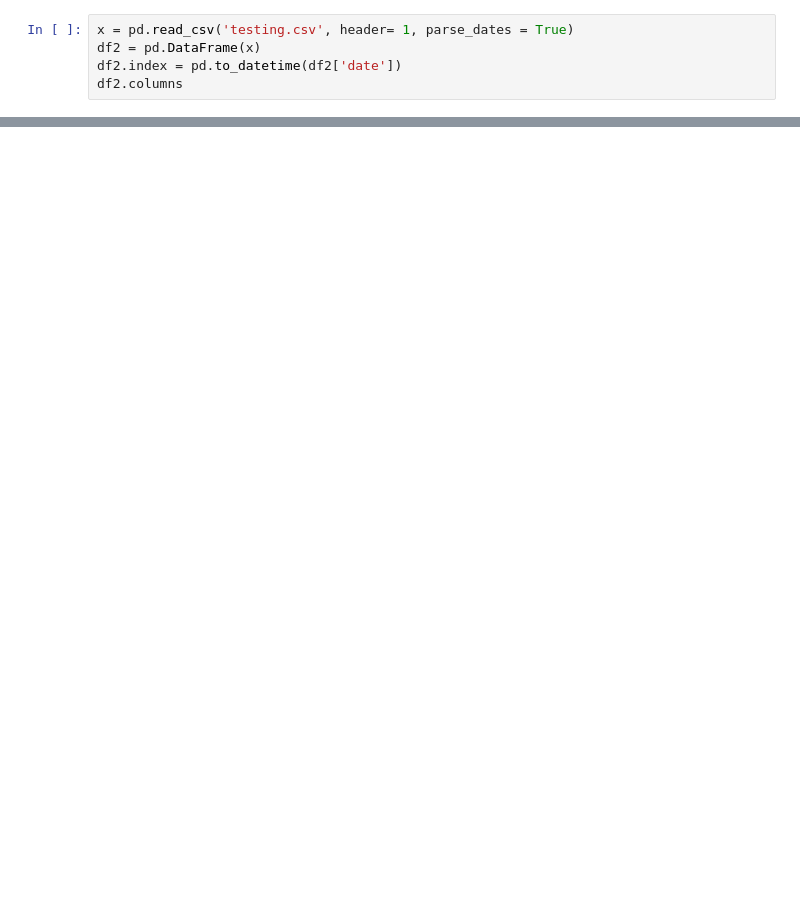
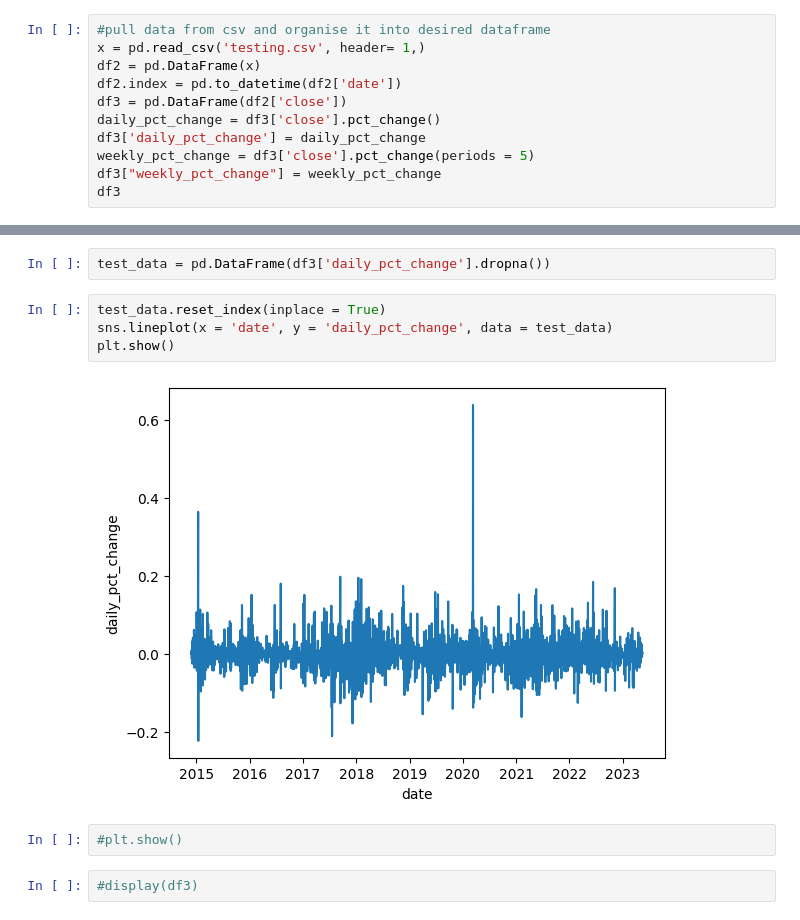
Before and after one commit to k3ith99/Classification101, a Jupyter notebook: crypto_data.ipynb, the cells around one changed output, grey strips where cells are left out. Drawn from its saved outputs; the diff is of its cells as text; blank space fills up the shorter version.

Commit message:
created a script that displays simple line plot of daily percentage change

```diff
--- a/crypto_data.ipynb
+++ b/crypto_data.ipynb
@@ -52,6 +16,12 @@ response.text
 # %%
-x = pd.read_csv('testing.csv', header= 1, parse_dates = True)
+#pull data from csv and organise it into desired dataframe
+x = pd.read_csv('testing.csv', header= 1,)
 df2 = pd.DataFrame(x)
 df2.index = pd.to_datetime(df2['date'])
-df2.columns
+df3 = pd.DataFrame(df2['close'])
+daily_pct_change = df3['close'].pct_change()
+df3['daily_pct_change'] = daily_pct_change
+weekly_pct_change = df3['close'].pct_change(periods = 5)
+df3["weekly_pct_change"] = weekly_pct_change
+df3
 # %% [output]
@@ -108,0 +47,12 @@ df3['close'].plot()
+# %%
+test_data = pd.DataFrame(df3['daily_pct_change'].dropna())
+# %%
+test_data.reset_index(inplace = True)
+sns.lineplot(x = 'date', y = 'daily_pct_change', data = test_data)
+plt.show()
+# %% [output]
+[figure, added]
+# %%
+#plt.show()
+# %%
+#display(df3)
```
Also changed, not shown: parts of 12 cells of this notebook, 4 other files.
